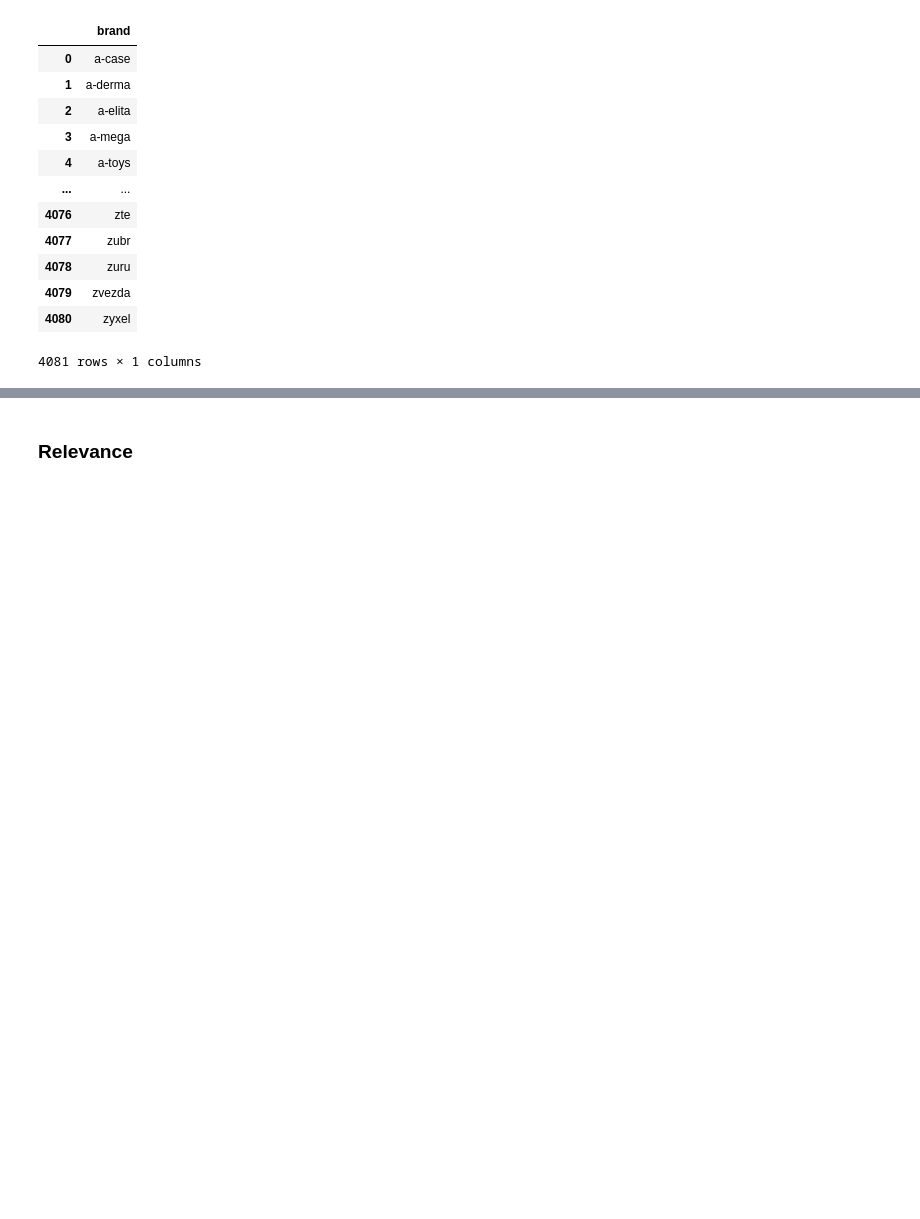
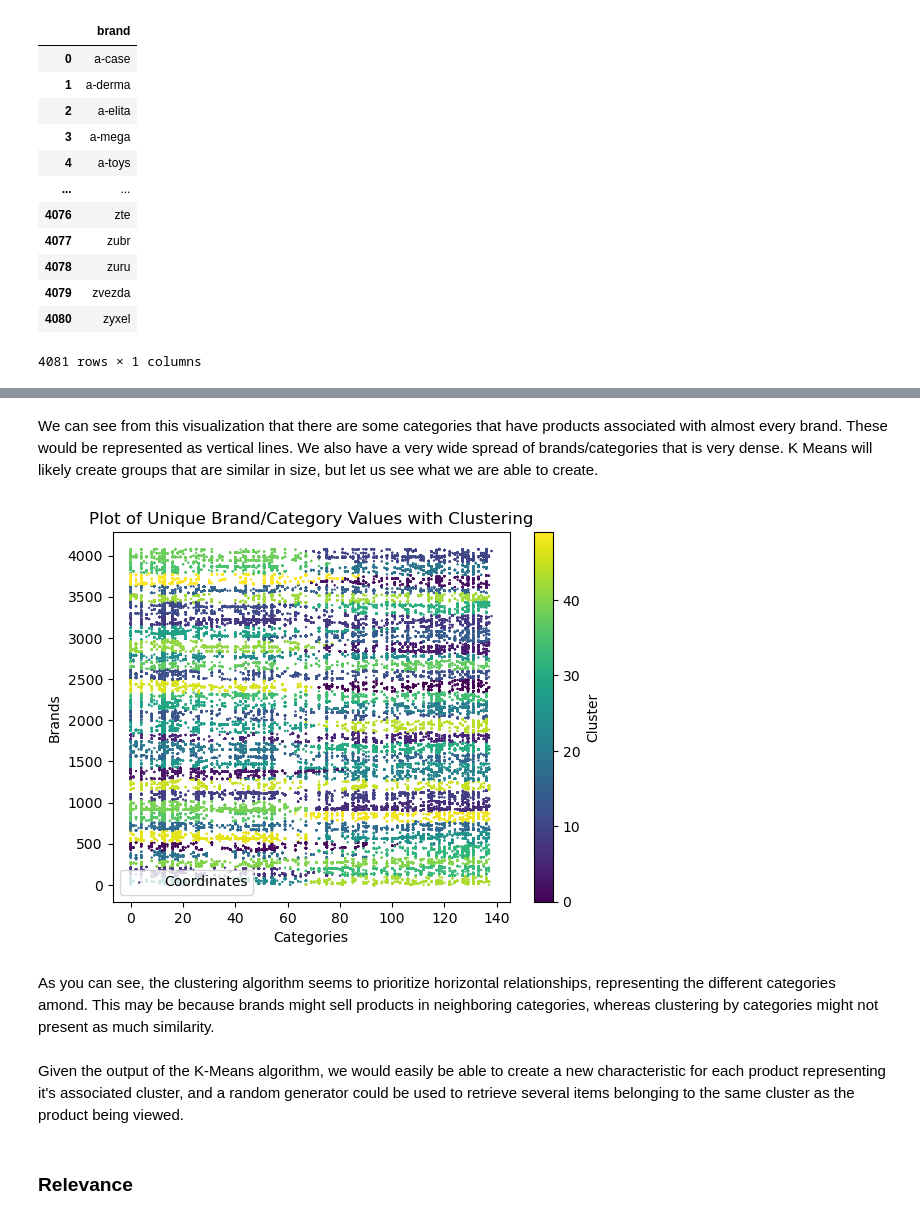
Before and after one commit to seel6470/CSPB-4502-Group-9-Project, a Jupyter notebook: Project Code.ipynb, the cells around one changed output, grey strips where cells are left out. Cells and saved outputs as stored; diff of their text form; code cells hidden in the pictures; blank space fills up the shorter version.

Commit message:
adding k-means section

```diff
--- a/Project Code.ipynb
+++ b/Project Code.ipynb
@@ -502,3 +528,32 @@ y_axis_brands
+# %% [markdown]
+We can see from this visualization that there are some categories that have products associated with almost every brand. These would be represented as vertical lines. We also have a very wide spread of brands/categories that is very dense. K Means will likely create groups that are similar in size, but let us see what we are able to create.
+# %%
+import numpy as np
+import matplotlib.pyplot as plt
+from sklearn.cluster import KMeans
+
+
+# Perform K-means clustering
+kmeans = KMeans(n_clusters=50,n_init='auto')  # Number of clusters
+kmeans.fit(x_y_values)
+
+# Get cluster labels
+cluster_labels = kmeans.labels_
+
+# Plot the scatter plot with corresponding color labels
+plt.scatter(x_values, y_values, c=cluster_labels, cmap='viridis', label='Coordinates', s=0.5)
+plt.xlabel('Categories')
+plt.ylabel('Brands')
+plt.title('Plot of Unique Brand/Category Values with Clustering')
+plt.legend()
+plt.colorbar(label='Cluster')
+plt.show()
+# %% [output]
+[figure, added]
+# %% [markdown]
+As you can see, the clustering algorithm seems to prioritize horizontal relationships, representing the different categories amond. This may be because brands might sell products in neighboring categories, whereas clustering by categories might not present as much similarity.
+# %% [markdown]
+Given the output of the K-Means algorithm, we would easily be able to create a new characteristic for each product representing it's associated cluster, and a random generator could be used to retrieve several items belonging to the same cluster as the product being viewed.
 # %% [markdown]
 ### Relevance
 # %% [markdown]
```
Also changed, not shown: parts of 24 cells of this notebook.
